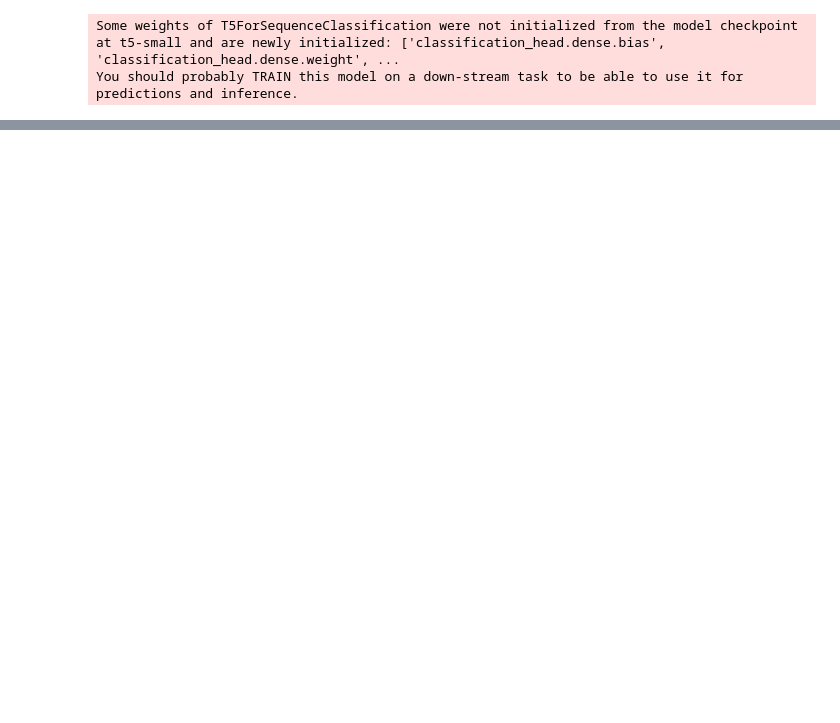
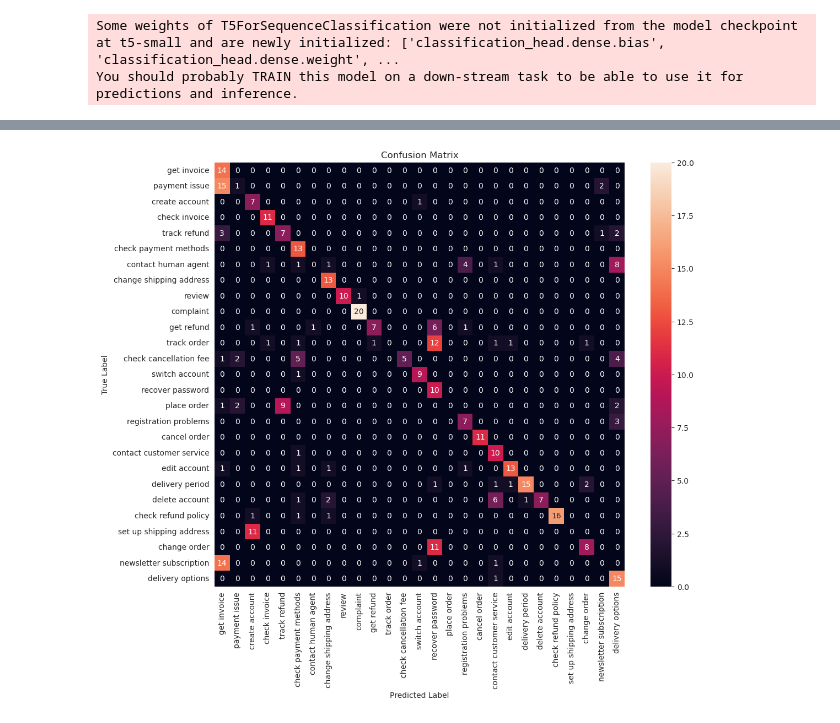
Before and after one commit to CARTE-Toronto/mitsubishi-workshop, a Jupyter notebook: labs_answered/lab_2_2_intent_classification_answered.ipynb, the cells around one changed output, grey strips where cells are left out. Drawn from its saved outputs; the diff is of its cells as text; code cells hidden in the pictures; blank space fills up the shorter version.

```diff
--- a/labs_answered/lab_2_2_intent_classification_answered.ipynb
+++ b/labs_answered/lab_2_2_intent_classification_answered.ipynb
@@ -297,0 +512,21 @@ TrainOutput(global_step=585, training_loss=2.9015784663012902, metrics={'train_r
+# %%
+from sklearn.metrics import classification_report, confusion_matrix
+import pandas as pd
+import numpy as np
+
+# Get predictions on the test dataset
+predictions = trainer.predict(tokenized_intents['test']).predictions[0]
+
+# Compute class predictions
+class_predictions = np.argmax(predictions, axis=1)
+
+# Get true labels
+true_labels = tokenized_intents['test']['label']
+
+# Convert labels to text
+true_labels_text = [id2label[label] for label in true_labels]
+predicted_labels_text = [id2label[label] for label in class_predictions]
+
+# Display classification report
+report = pd.DataFrame(classification_report(true_labels_text, predicted_labels_text, output_dict=True, zero_division=0)).T
+report
@@ -297,0 +563,17 @@ TrainOutput(global_step=585, training_loss=2.9015784663012902, metrics={'train_r
+# %%
+import seaborn as sns
+import matplotlib.pyplot as plt
+from sklearn.metrics import confusion_matrix
+
+# Compute confusion matrix
+conf_matrix = confusion_matrix(true_labels_text, predicted_labels_text)
+
+# Plot the confusion matrix
+plt.figure(figsize=(12, 10))
+sns.heatmap(conf_matrix, annot=True, fmt='d', xticklabels=id2label.values(), yticklabels=id2label.values())
+plt.xlabel('Predicted Label')
+plt.ylabel('True Label')
+plt.title('Confusion Matrix')
+plt.show()
+# %% [output]
+[figure, added]
```
Also changed, not shown: parts of 46 cells of this notebook, 5 other files.
